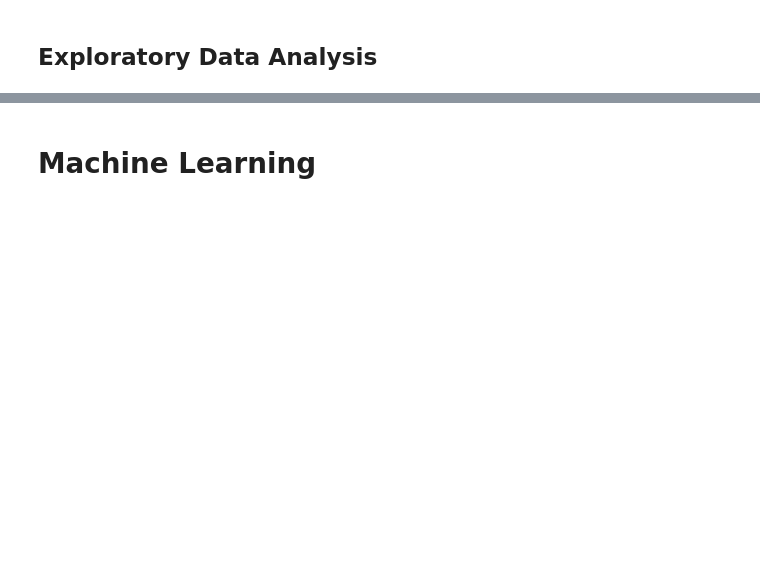
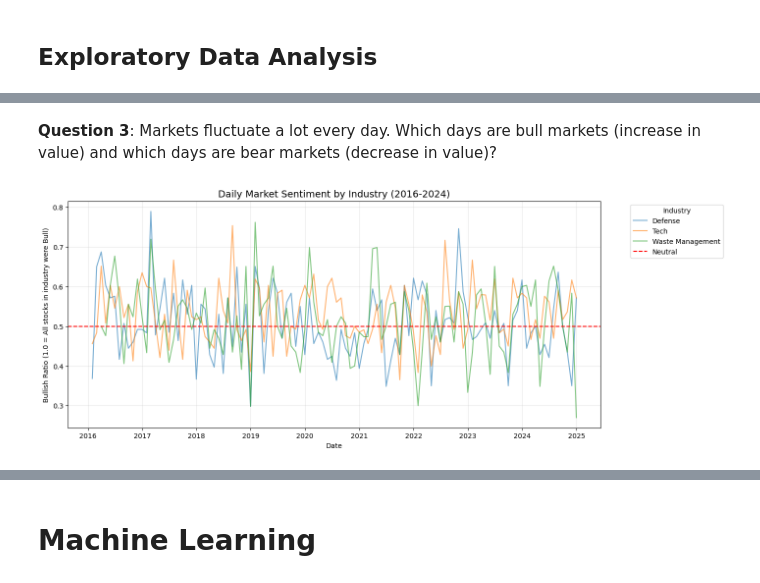
Before and after one commit to CS133-DataVisualization/term-project-stocksuccess, a Jupyter notebook: Stock Success.ipynb, the cells around one changed output, grey strips where cells are left out. Cells and saved outputs as stored; diff of their text form; code cells hidden in the pictures; blank space fills up the shorter version.

```diff
--- a/Stock Success.ipynb
+++ b/Stock Success.ipynb
@@ -200,0 +235,22 @@ stocks.hist(bins=50, figsize=(20,15));
+# %% [markdown]
+**Question 3**: Markets fluctuate a lot every day. Which days are bull markets (increase in value) and which days are bear markets (decrease in value)?
+# %%
+stocks['Market'] = stocks.apply(lambda row: "bull" if (row['Close'] - row['Open']) > 0 else "bear", axis =1)
+
+df_plot = stocks[(stocks['Date'].dt.year >= 2016) & (stocks['Date'].dt.year <= 2024)].copy()
+
+df_plot['is_bull'] = (df_plot['Market'] == 'bull').astype(int)
+
+monthly_sentiment = df_plot.groupby([pd.Grouper(key='Date', freq='ME'), 'Industry'])['is_bull'].mean().reset_index()
+
+plt.figure(figsize=(14, 6))
+sns.lineplot(data=monthly_sentiment, x='Date', y='is_bull', hue='Industry', alpha=0.6)
+
+plt.title('Daily Market Sentiment by Industry (2016-2024)', fontsize=14)
+plt.ylabel('Bullish Ratio (1.0 = All stocks in industry were Bull)')
+plt.axhline(0.5, color='red', linestyle='--', label='Neutral')
+plt.legend(title='Industry', bbox_to_anchor=(1.05, 1), loc='upper left')
+plt.grid(True, alpha=0.3)
+plt.show()
+# %% [output]
+[figure, added]
```
Also changed, not shown: parts of 69 cells of this notebook, 1 other file.
